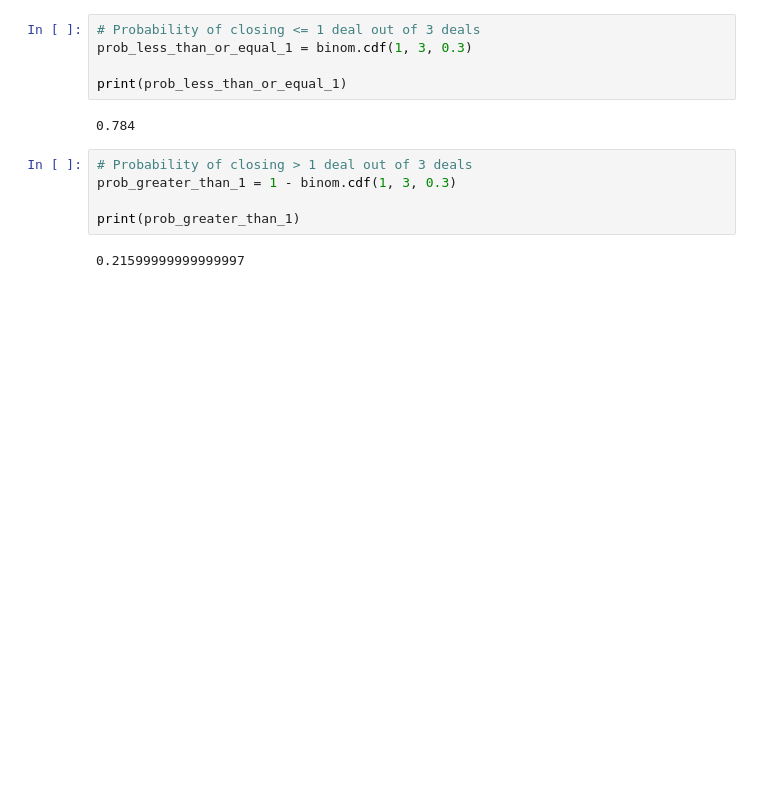
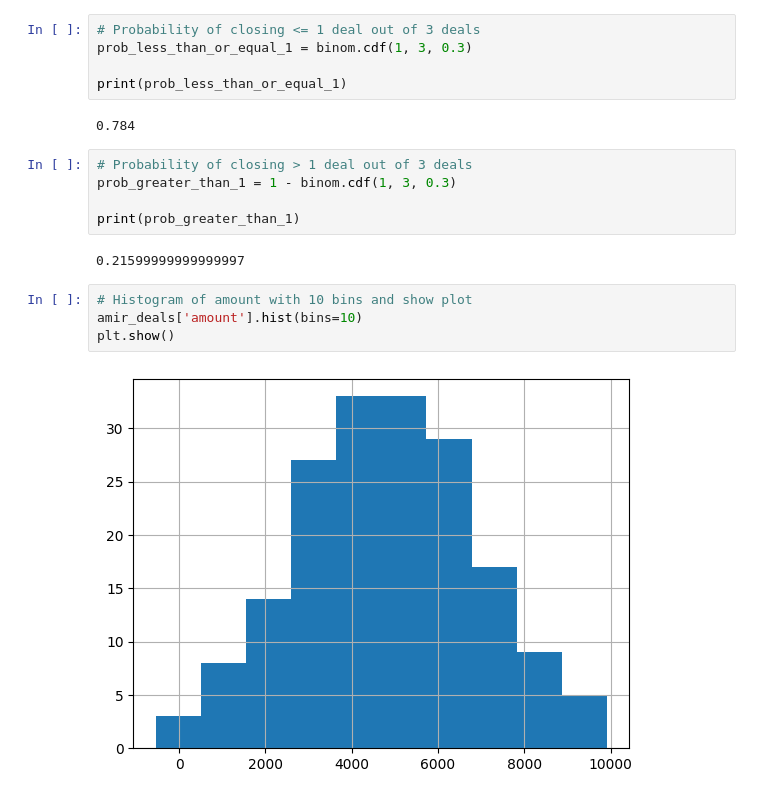
Before and after one commit to suhyeon0325/TIL, a Jupyter notebook: 통계복습_240114.ipynb, the cells around one changed output. Cells and saved outputs as stored; diff of their text form; blank space fills up the shorter version.

```diff
--- a/통계복습_240114.ipynb
+++ b/통계복습_240114.ipynb
@@ -224,3 +224,9 @@ prob_greater_than_1 = 1 - binom.cdf(1, 3, 0.3)
 print(prob_greater_than_1)
 # %% [output]
 0.21599999999999997
+# %%
+# Histogram of amount with 10 bins and show plot
+amir_deals['amount'].hist(bins=10)
+plt.show()
+# %% [output]
+[figure, added]
```
Also changed, not shown: parts of 6 cells of this notebook.
